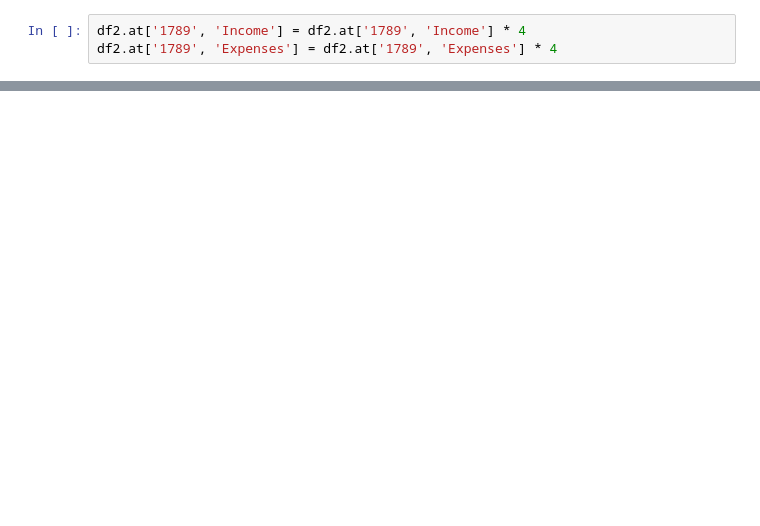
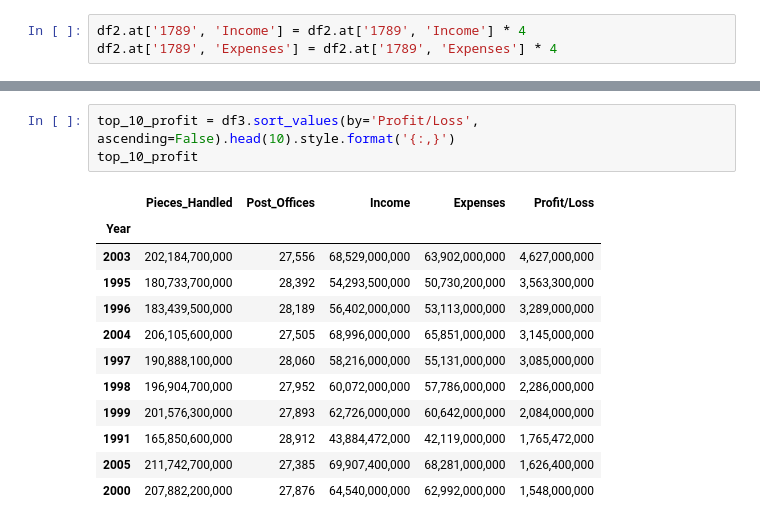
Before and after one commit to mpatterson73/USPS-Analysis, a Jupyter notebook: usps.ipynb, the cells around one changed output, grey strips where cells are left out. Cells and saved outputs as stored; diff of their text form; blank space fills up the shorter version.

```diff
--- a/usps.ipynb
+++ b/usps.ipynb
@@ -74,0 +178,16 @@ df3
+# %%
+top_10_profit = df3.sort_values(by='Profit/Loss', ascending=False).head(10).style.format('{:,}')
+top_10_profit
+# %% [output]
+|  | Pieces_Handled | Post_Offices | Income | Expenses | Profit/Loss |
+| Year |  |  |  |  |  |
+| 2003 | 202,184,700,000 | 27,556 | 68,529,000,000 | 63,902,000,000 | 4,627,000,000 |
+| 1995 | 180,733,700,000 | 28,392 | 54,293,500,000 | 50,730,200,000 | 3,563,300,000 |
+| 1996 | 183,439,500,000 | 28,189 | 56,402,000,000 | 53,113,000,000 | 3,289,000,000 |
+| 2004 | 206,105,600,000 | 27,505 | 68,996,000,000 | 65,851,000,000 | 3,145,000,000 |
+| 1997 | 190,888,100,000 | 28,060 | 58,216,000,000 | 55,131,000,000 | 3,085,000,000 |
+| 1998 | 196,904,700,000 | 27,952 | 60,072,000,000 | 57,786,000,000 | 2,286,000,000 |
+| 1999 | 201,576,300,000 | 27,893 | 62,726,000,000 | 60,642,000,000 | 2,084,000,000 |
+| 1991 | 165,850,600,000 | 28,912 | 43,884,472,000 | 42,119,000,000 | 1,765,472,000 |
+| 2005 | 211,742,700,000 | 27,385 | 69,907,400,000 | 68,281,000,000 | 1,626,400,000 |
+| 2000 | 207,882,200,000 | 27,876 | 64,540,000,000 | 62,992,000,000 | 1,548,000,000 |
```
Also changed, not shown: parts of 13 cells of this notebook, 1 other file.
